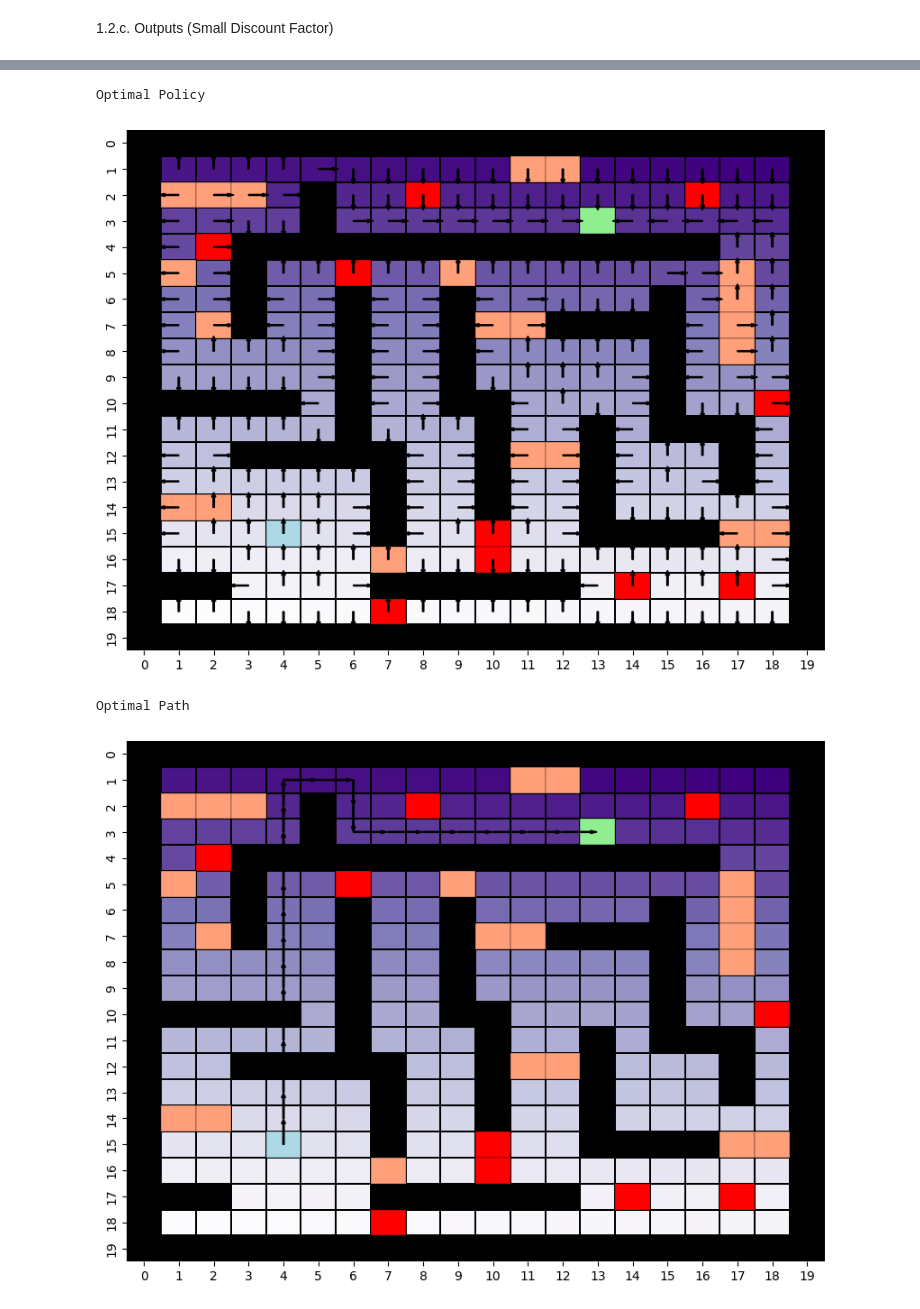
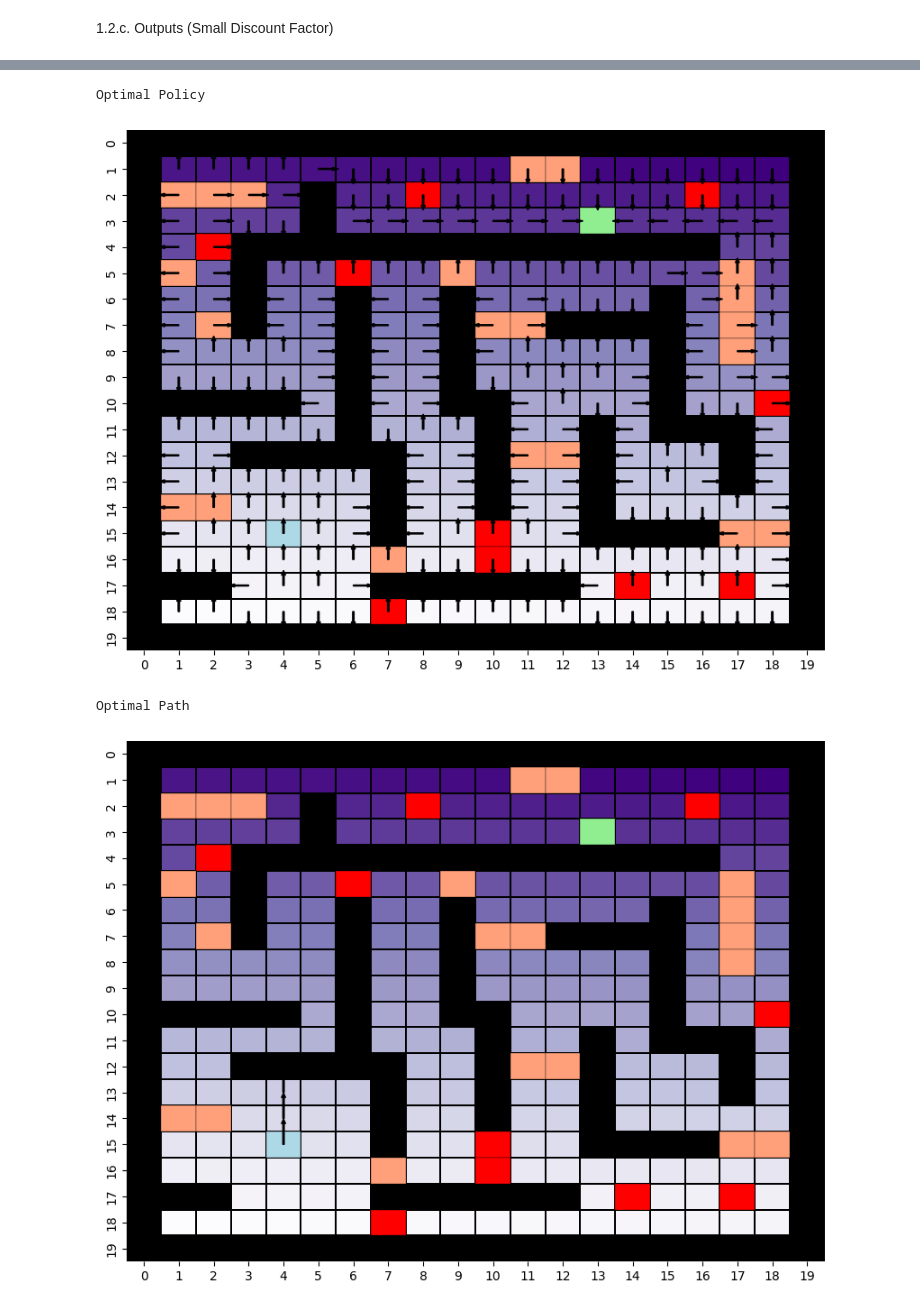
Before and after one commit to harrisonlsun/Reinforcement-Learning-Value-and-Policy-Iteration, a Jupyter notebook: EECE5698_Project2.ipynb, the cells around one changed output, grey strips where cells are left out. Cells and saved outputs as stored; diff of their text form; code cells hidden in the pictures.

Commit message:
Corrected pathing by adding a check for walls

```diff
--- a/EECE5698_Project2.ipynb
+++ b/EECE5698_Project2.ipynb
@@ -87,17 +87,17 @@ def reward(s):
     else:
         return action
 # %%
-def plot_policy_path(policy, start_state, grid_shape):
+def plot_policy_path(policy, start_state, grid_shape, State_Matrix):
     direction_mapping = {0: 'up', 1: 'down', 2: 'left', 3: 'right'}
     current_state = start_state
     path = []
 
-    # Generate the path based on the policy
     for _ in range(np.prod(grid_shape)):  # Limit the path length to avoid infinite loops
         action = policy[current_state]
         direction = direction_mapping[action]
         path.append((current_state, direction))
 
+        # Determine next state based on the action
         if direction == 'right':
             next_state = (current_state[0], current_state[1] + 1)
         elif direction == 'left':
@@ -107,10 +107,13 @@ def plot_policy_path(policy, start_state, grid_shape):
         elif direction == 'down':
             next_state = (current_state[0] + 1, current_state[1])
 
-        if 0 <= next_state[0] < grid_shape[0] and 0 <= next_state[1] < grid_shape[1]:
+        # Check if next state is within grid bounds and not a wall
+        if 0 <= next_state[0] < grid_shape[0] and 0 <= next_state[1] < grid_shape[1] and not np.isnan(State_Matrix[next_state[0], next_state[1]]):
             current_state = next_state
         else:
-            break  # Stop if we reach the edge of the grid
+            # If next state is a wall or out of bounds, stop moving in that direction
+            path.append((current_state, 'stop'))
+            break
 
     # Heatmap generation
     plt.subplots(figsize=(10,7.5))
@@ -411,19 +414,19 @@ Optimal Path
 # %%
 # 1.2 Part C
 print("Small Discount Factor, p = 0.02, gamma = 0.55, theta = 0.01")
 policy, V = vector_form_value_iteration(State_Matrix, 1-0.02, 0.55, 0.01)
 print("Values")
 draw_values(State_Matrix, policy)
 print("Optimal Policy")
 draw_policy(State_Matrix, V)
 print("Optimal Path")
-plot_policy_path(policy, (15, 4), State_Matrix.shape)
+plot_policy_path(policy, (15, 4), State_Matrix.shape, State_Matrix)
 # %% [output]
 Small Discount Factor, p = 0.02, gamma = 0.55, theta = 0.01
 Value iteration converged in 18 iterations.
 Values
 [figure]
 Optimal Policy
 [figure]
 Optimal Path
-[figure, old version]
+[figure, new version]
```
Also changed, not shown: parts of 5 cells of this notebook.
